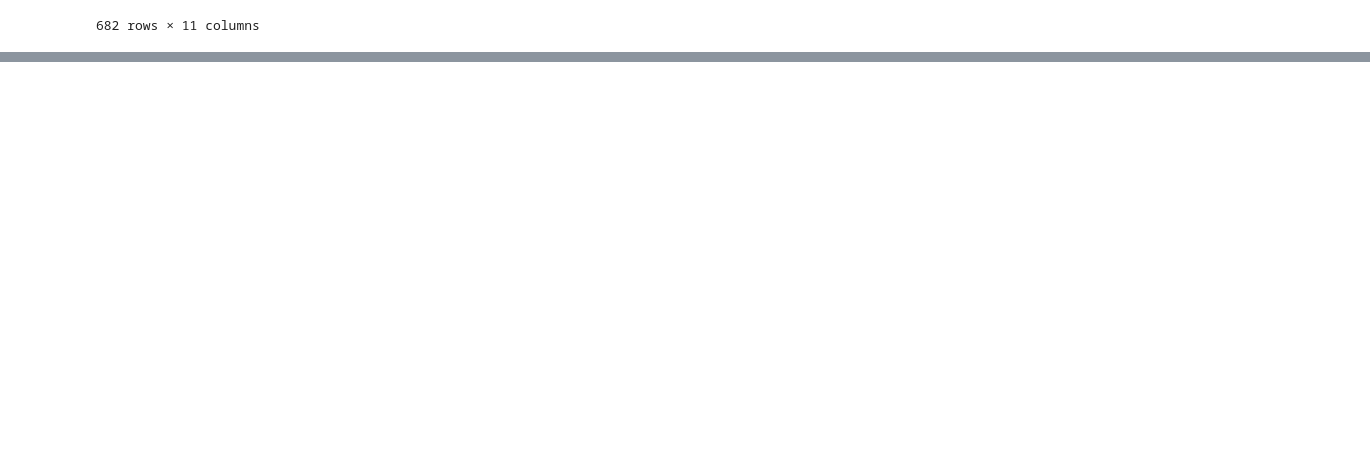
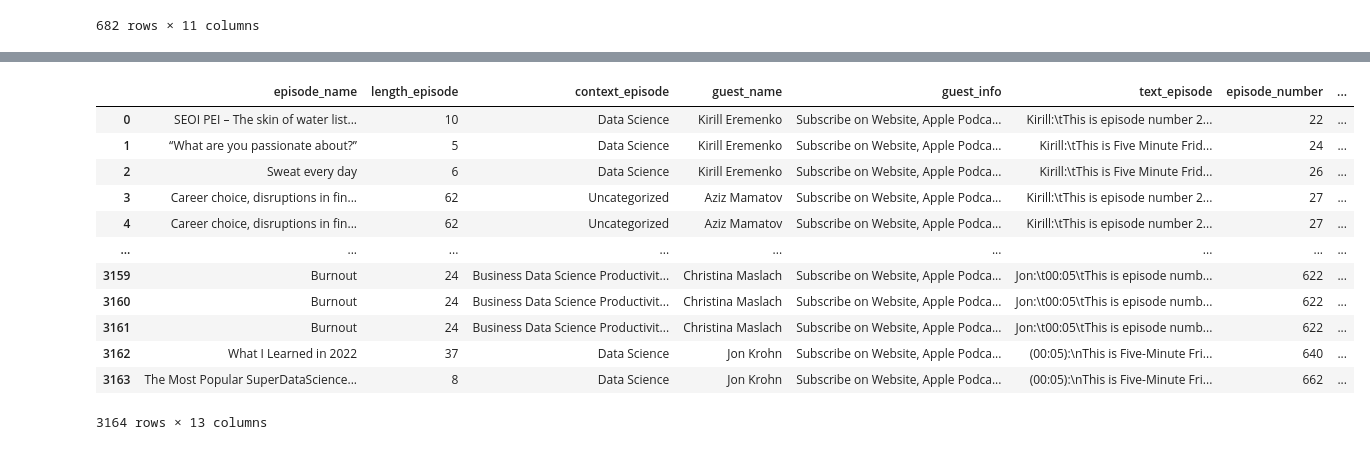
Before and after one commit to ashamaheshwari/SDS_podcast_analysis, a Jupyter notebook: notebooks/SDS_Text_Cleaning_2.ipynb, the cells around one changed output, grey strips where cells are left out. Saved outputs shown, nothing was run; the diff lists cells and outputs as text; code cells hidden in the pictures; blank space fills up the shorter version.

```diff
--- a/notebooks/SDS_Text_Cleaning_2.ipynb
+++ b/notebooks/SDS_Text_Cleaning_2.ipynb
@@ -261,0 +447,2 @@ sds['text_episode'].loc[151]
+# %%
+sds_nds_text = sds_nds_split[sds_nds_split['episode_split_text'] != '']
@@ -261,0 +462,2 @@ sds['text_episode'].loc[151]
+# %%
+sds_nds_text['episode_number'] = sds_nds_text['episode_number'].astype('int')
@@ -261,0 +470,2 @@ sds['text_episode'].loc[151]
+# %%
+sds_nds_text = pd.merge(non_datascience, sds_nds_text, on = 'episode_number')
@@ -261,0 +481,20 @@ sds['text_episode'].loc[151]
+# %%
+sds_nds_text['episode_split_text'] = sds_nds_text['episode_split_text'].str.replace('\\t|\\n|\\xa0', '')
+sds_nds_text['episode_split_text'] = sds_nds_text['episode_split_text'].str.replace('\(?\d{2}:\d{2}\):| ?(\d{2}:)+\d{2}', '')
+sds_nds_text['episode_split_text'] = sds_nds_text['episode_split_text'].str.replace('\(background music plays\)', '')
+# %%
+sds_nds_text
+# %% [output]
+|  | episode_name | length_episode | context_episode | guest_name | guest_info | text_episode | episode_number | ... |
+| 0 | SEOI PEI – The skin of water list... | 10 | Data Science | Kirill Eremenko | Subscribe on Website, Apple Podca... | Kirill:\tThis is episode number 2... | 22 | ... |
+| 1 | “What are you passionate about?” | 5 | Data Science | Kirill Eremenko | Subscribe on Website, Apple Podca... | Kirill:\tThis is Five Minute Frid... | 24 | ... |
+| 2 | Sweat every day | 6 | Data Science | Kirill Eremenko | Subscribe on Website, Apple Podca... | Kirill:\tThis is Five Minute Frid... | 26 | ... |
+| 3 | Career choice, disruptions in fin... | 62 | Uncategorized | Aziz Mamatov | Subscribe on Website, Apple Podca... | Kirill:\tThis is episode number 2... | 27 | ... |
+| 4 | Career choice, disruptions in fin... | 62 | Uncategorized | Aziz Mamatov | Subscribe on Website, Apple Podca... | Kirill:\tThis is episode number 2... | 27 | ... |
+| ... | ... | ... | ... | ... | ... | ... | ... | ... |
+| 3159 | Burnout | 24 | Business Data Science Productivit... | Christina Maslach | Subscribe on Website, Apple Podca... | Jon:\t00:05\tThis is episode numb... | 622 | ... |
+| 3160 | Burnout | 24 | Business Data Science Productivit... | Christina Maslach | Subscribe on Website, Apple Podca... | Jon:\t00:05\tThis is episode numb... | 622 | ... |
+| 3161 | Burnout | 24 | Business Data Science Productivit... | Christina Maslach | Subscribe on Website, Apple Podca... | Jon:\t00:05\tThis is episode numb... | 622 | ... |
+| 3162 | What I Learned in 2022 | 37 | Data Science | Jon Krohn | Subscribe on Website, Apple Podca... | (00:05):\nThis is Five-Minute Fri... | 640 | ... |
+| 3163 | The Most Popular SuperDataScience... | 8 | Data Science | Jon Krohn | Subscribe on Website, Apple Podca... | (00:05):\nThis is Five-Minute Fri... | 662 | ... |
+3164 rows × 13 columns
```
Also changed, not shown: parts of 61 cells of this notebook, 2 other files.
